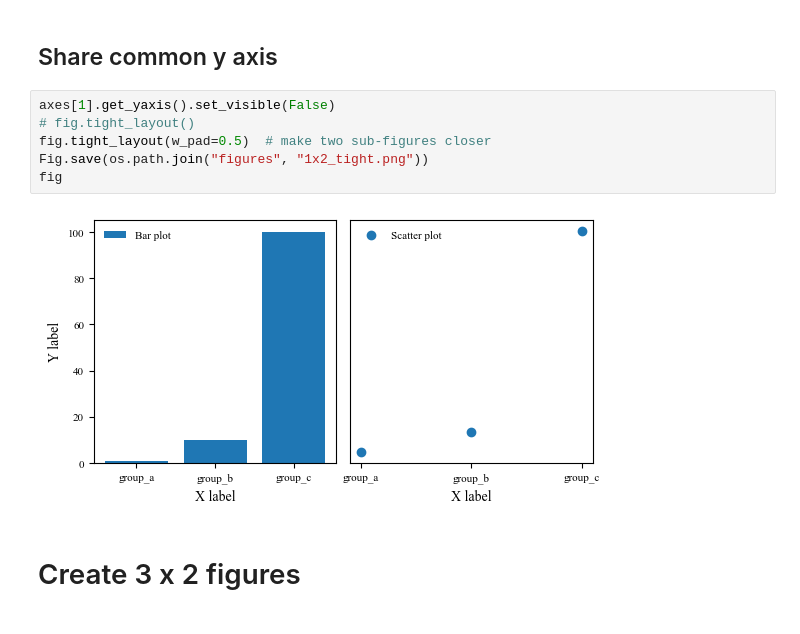
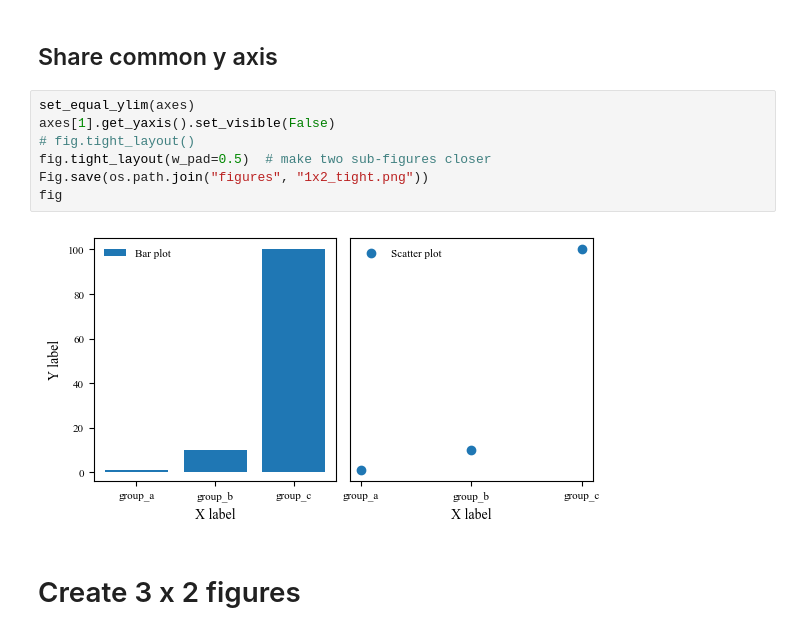
Before and after one commit to ruozhoulin/PlotPublication, a Jupyter notebook: tutorial_1_subplot.ipynb, the cells around one changed output. Cells and saved outputs as stored; diff of their text form.

```diff
--- a/tutorial_1_subplot.ipynb
+++ b/tutorial_1_subplot.ipynb
@@ -55,13 +55,14 @@ Fig.save(os.path.join("figures", "1x2.png"))
 # %% [markdown]
 ## Share common y axis
 # %%
+set_equal_ylim(axes)
 axes[1].get_yaxis().set_visible(False)
 # fig.tight_layout()
 fig.tight_layout(w_pad=0.5)  # make two sub-figures closer
 Fig.save(os.path.join("figures", "1x2_tight.png"))
 fig
 # %% [output]
-[figure, old version]
+[figure, new version]
 # %% [markdown]
 # Create 3 x 2 figures
 # %%
```
Also changed, not shown: parts of 3 cells of this notebook, 10 other files.
